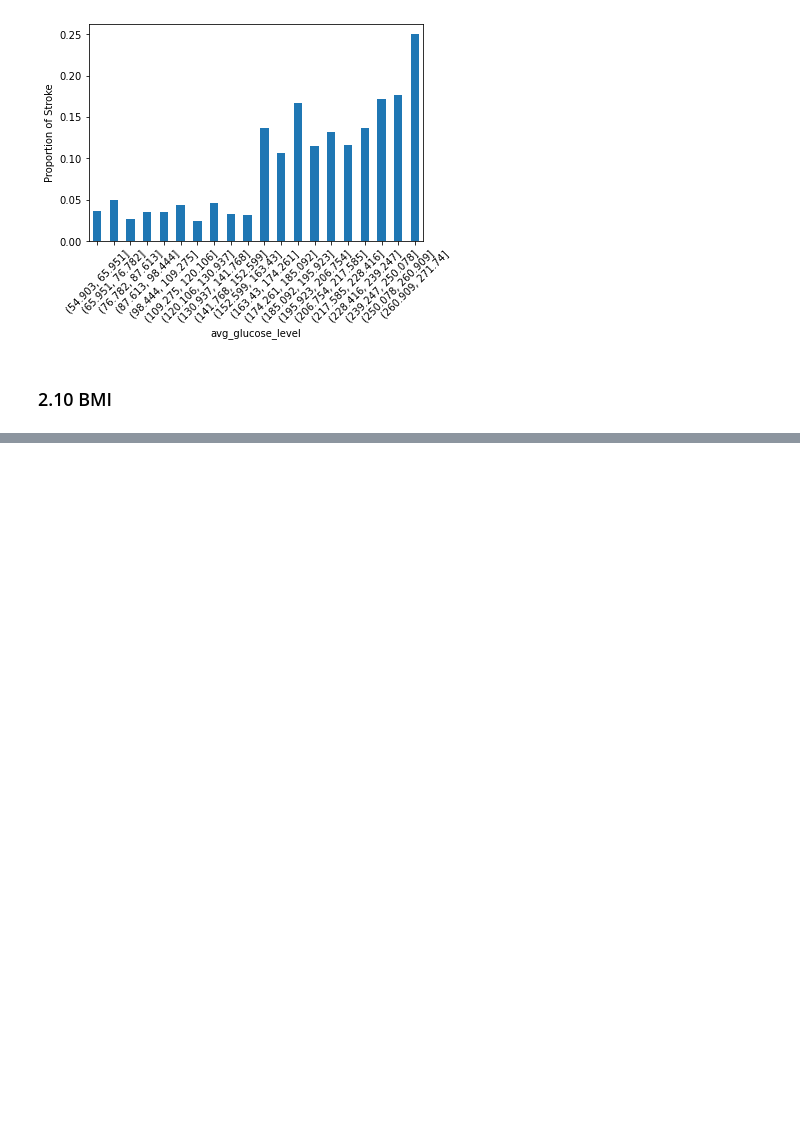
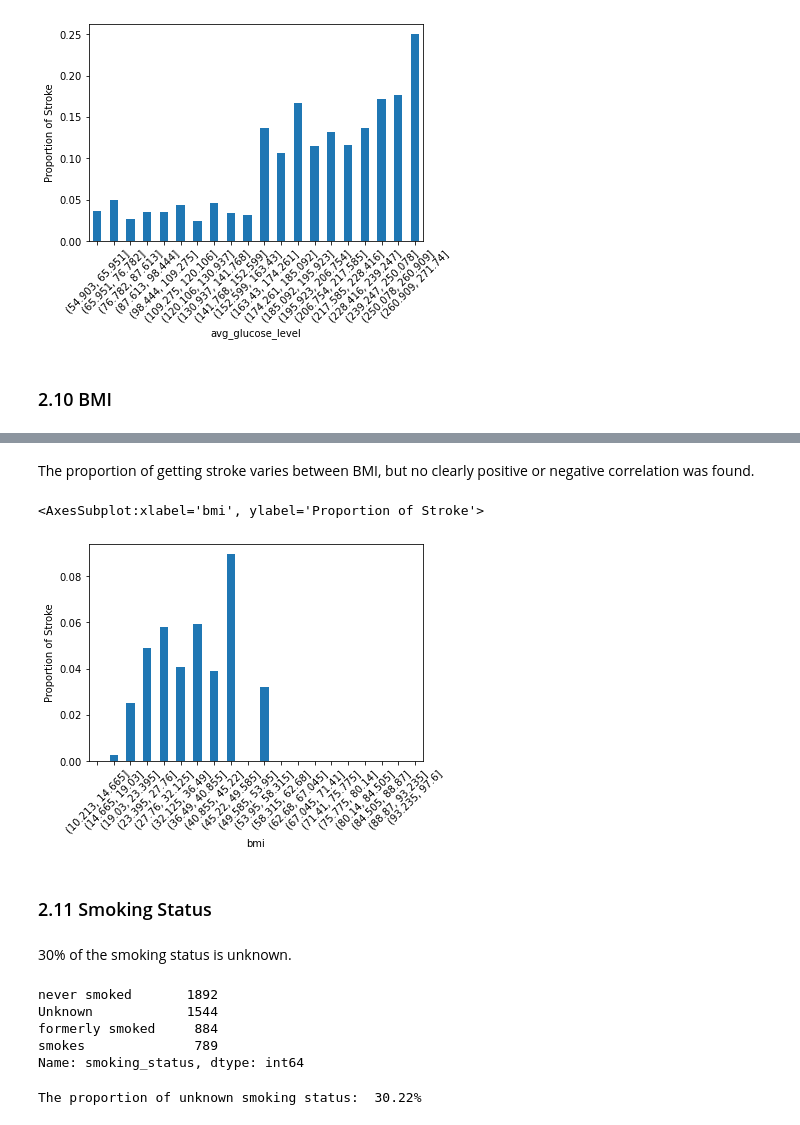
Before and after one commit to bowcai/Stroke-Prediction, a Jupyter notebook: stroke_prediction.ipynb, the cells around one changed output, grey strips where cells are left out. Drawn from its saved outputs; the diff is of its cells as text; code cells hidden in the pictures; blank space fills up the shorter version.

```diff
--- a/stroke_prediction.ipynb
+++ b/stroke_prediction.ipynb
@@ -265,0 +277,24 @@ df[(df['stroke']==1)].shape
+# %% [markdown]
+The proportion of getting stroke varies between BMI, but no clearly positive or negative correlation was found.
+# %%
+df.groupby(pd.cut(df['bmi'], bins=20)).mean()['stroke'].plot.bar(rot=45, ylabel='Proportion of Stroke')
+# %% [output]
+<AxesSubplot:xlabel='bmi', ylabel='Proportion of Stroke'>
+[figure, added]
+# %% [markdown]
+### 2.11 Smoking Status
+# %% [markdown]
+30% of the smoking status is unknown.
+# %%
+smoking_counts = df['smoking_status'].value_counts()
+smoking_counts
+# %% [output]
+never smoked       1892
+Unknown            1544
+formerly smoked     884
+smokes              789
+Name: smoking_status, dtype: int64
+# %%
+print(f'The proportion of unknown smoking status: {smoking_counts["Unknown"]/smoking_counts.sum(): .2%}')
+# %% [output]
+The proportion of unknown smoking status:  30.22%
```
Also changed, not shown: parts of 11 cells of this notebook.
